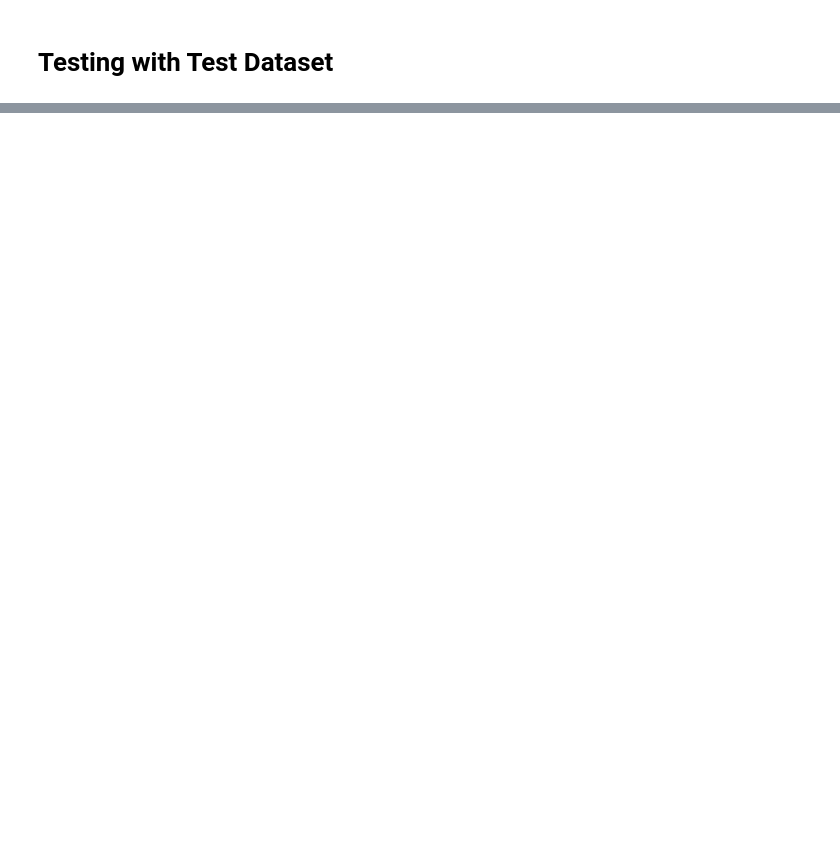
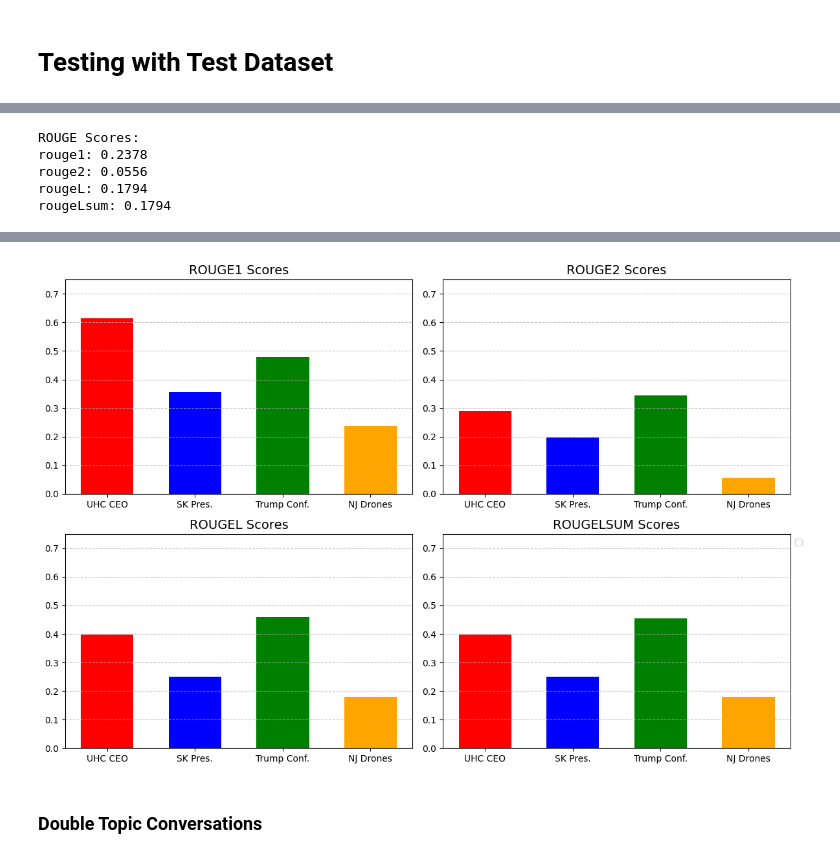
Before and after one commit to bh2779/dual_rag, a Jupyter notebook: dual_rag.ipynb, the cells around one changed output, grey strips where cells are left out. Cells and saved outputs as stored; diff of their text form; code cells hidden in the pictures; blank space fills up the shorter version.

```diff
--- a/dual_rag.ipynb
+++ b/dual_rag.ipynb
@@ -781,0 +1302,13 @@ rougeLsum: 0.0830
+# %%
+queries_4 = ['Why have drones been in the headlines',
+             'Were they deployed by the US military',
+             'Are they a threat']
+outputs_4 = []
+labels_4 = ['There have been sightings of mysterious drones flying over New Jersey at night. There is no evidence of malicious activity or foreign involvement.',
+            'No they are not military drones.',
+            'The drones are not a threat to public safety or national security. Most of the sightings are misidentified legal aircraft and stars.']
+
+model_4 = DualRagModel(logging='quiet', model='gpt')
+
+for query in queries_4:
+    outputs_4.append(model_4.generate_response(query))
@@ -781,0 +1331,51 @@ rougeLsum: 0.0830
+# %%
+rouge_scores_4 = rouge.compute(predictions=outputs_4, references=labels_4)
+
+print("ROUGE Scores:")
+for key, value in rouge_scores_4.items():
+    print(f"{key}: {value:.4f}")
+# %% [output]
+ROUGE Scores:
+rouge1: 0.2378
+rouge2: 0.0556
+rougeL: 0.1794
+rougeLsum: 0.1794
+# %%
+rouge_scores = [rouge_scores_1, rouge_scores_2, rouge_scores_3, rouge_scores_4]
+
+keys = ['rouge1', 'rouge2', 'rougeL', 'rougeLsum']
+values = {key: [d[key] for d in rouge_scores] for key in keys}
+
+topics = ['UHC CEO', 'SK Pres.', 'Trump Conf.', 'NJ Drones']
+
+x = np.arange(len(rouge_scores))
+bar_width = 0.4
+
+colors = ['red', 'blue', 'green', 'orange']
+
+fig, axes = plt.subplots(2, 2, figsize=(12, 8))
+axes = axes.flatten()
+
+x = np.arange(len(rouge_scores))
+
+for i, key in enumerate(keys):
+    ax = axes[i]
+    for j in range(len(rouge_scores)):
+        ax.bar(
+            x[j],
+            values[key][j],
+            color=colors[j],
+            width=0.6,
+            label=f'Set {j+1}' if i == 0 else ""
+        )
+    ax.set_title(f'{key.upper()} Scores', fontsize=14)
+    ax.set_xticks(x)
+    ax.set_xticklabels([topic for topic in topics])
+    ax.set_ylim(0, 0.75)
+    ax.grid(axis='y', linestyle='--', alpha=0.7)
+    if i == 3:
+        ax.legend(loc='upper left', bbox_to_anchor=(1, 1))
+
+plt.tight_layout()
+plt.show()
+# %% [output]
@@ -781,0 +1383,3 @@ rougeLsum: 0.0830
+[figure, added]
+# %% [markdown]
+### Double Topic Conversations
```
Also changed, not shown: parts of 103 cells of this notebook.
